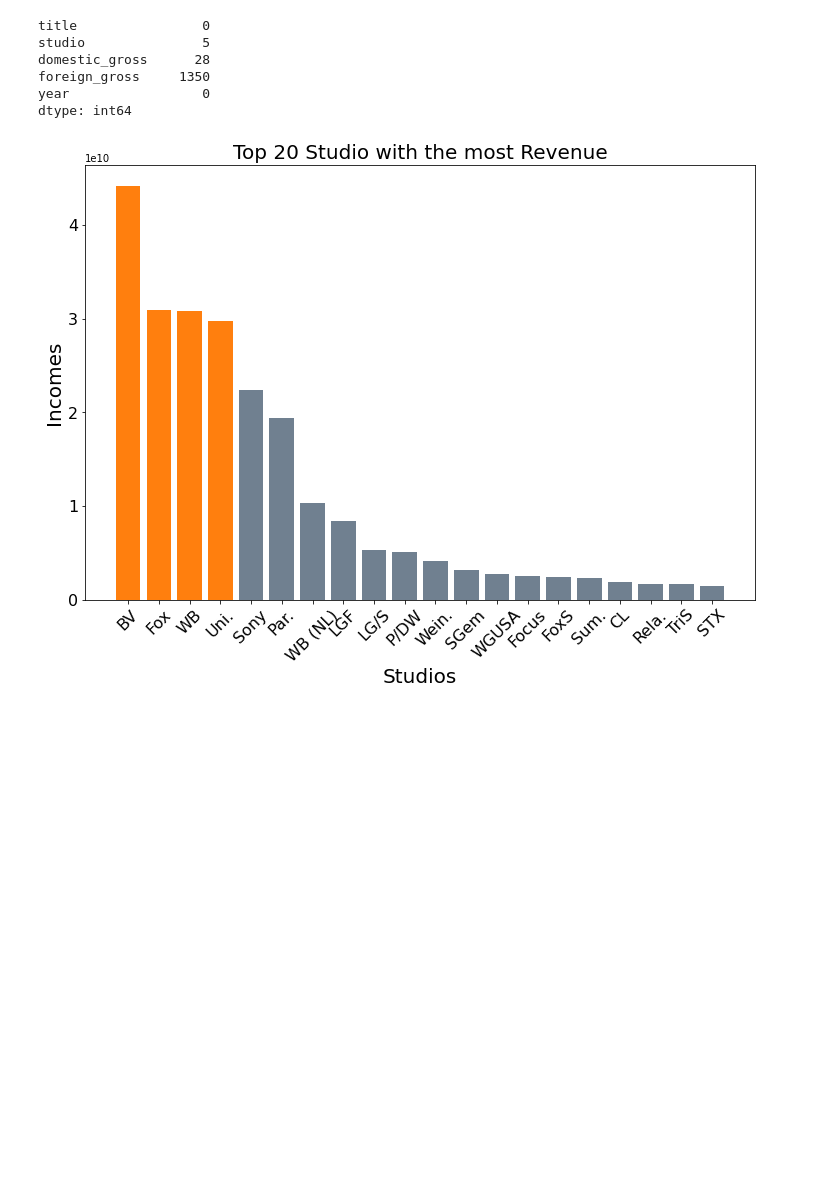
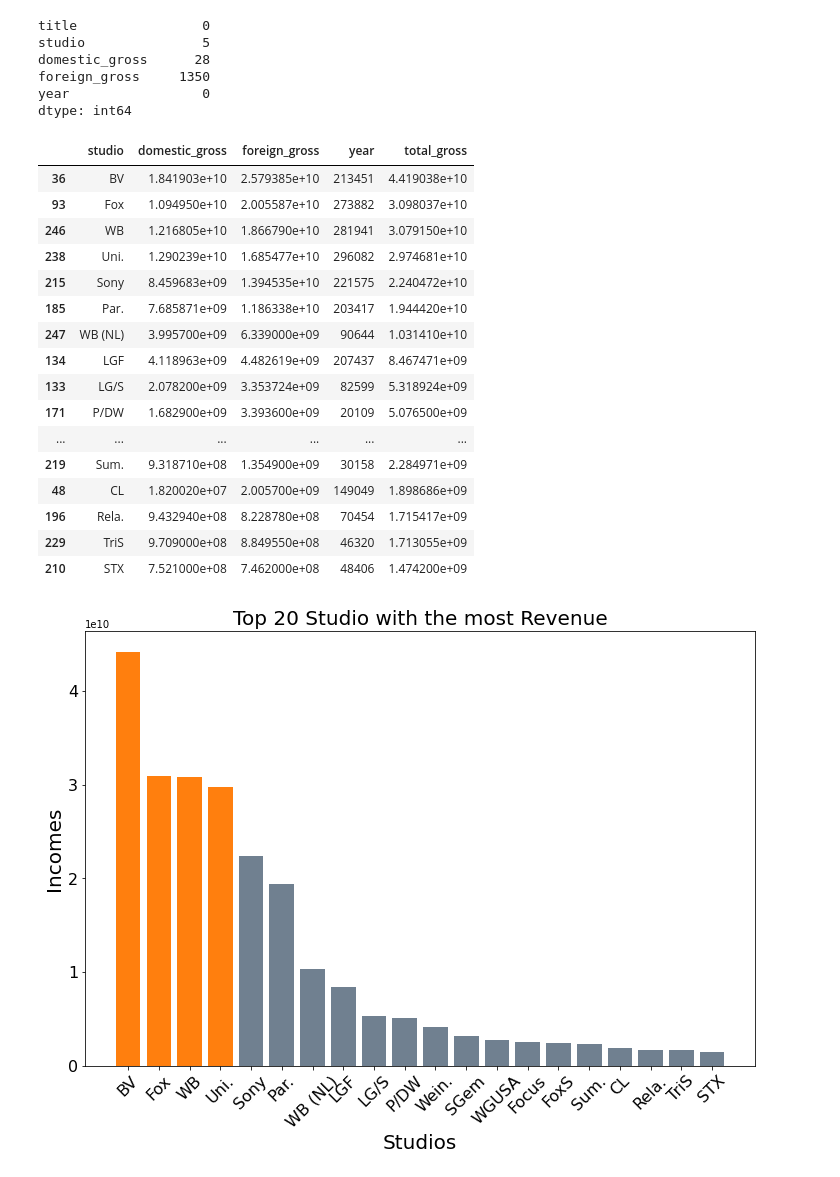
Before and after one commit to artificial126/dsc-phase-1-project, a Jupyter notebook: student.ipynb, the cells around one changed output. Drawn from its saved outputs; the diff is of its cells as text; code cells hidden in the pictures; blank space fills up the shorter version.

```diff
--- a/student.ipynb
+++ b/student.ipynb
@@ -192,6 +192,26 @@ grouped_studio.sort_values(by='total_gross',ascending=False,inplace=True)
 # %%
 #Creating variable for top 20 studios with most revenue.
 most_gross_20_studio = grouped_studio[:20]
+# %%
+most_gross_20_studio
+# %% [output]
+|  | studio | domestic_gross | foreign_gross | year | total_gross |
+| 36 | BV | 1.841903e+10 | 2.579385e+10 | 213451 | 4.419038e+10 |
+| 93 | Fox | 1.094950e+10 | 2.005587e+10 | 273882 | 3.098037e+10 |
+| 246 | WB | 1.216805e+10 | 1.866790e+10 | 281941 | 3.079150e+10 |
+| 238 | Uni. | 1.290239e+10 | 1.685477e+10 | 296082 | 2.974681e+10 |
+| 215 | Sony | 8.459683e+09 | 1.394535e+10 | 221575 | 2.240472e+10 |
+| 185 | Par. | 7.685871e+09 | 1.186338e+10 | 203417 | 1.944420e+10 |
+| 247 | WB (NL) | 3.995700e+09 | 6.339000e+09 | 90644 | 1.031410e+10 |
+| 134 | LGF | 4.118963e+09 | 4.482619e+09 | 207437 | 8.467471e+09 |
+| 133 | LG/S | 2.078200e+09 | 3.353724e+09 | 82599 | 5.318924e+09 |
+| 171 | P/DW | 1.682900e+09 | 3.393600e+09 | 20109 | 5.076500e+09 |
+| ... | ... | ... | ... | ... | ... |
+| 219 | Sum. | 9.318710e+08 | 1.354900e+09 | 30158 | 2.284971e+09 |
+| 48 | CL | 1.820020e+07 | 2.005700e+09 | 149049 | 1.898686e+09 |
+| 196 | Rela. | 9.432940e+08 | 8.228780e+08 | 70454 | 1.715417e+09 |
+| 229 | TriS | 9.709000e+08 | 8.849550e+08 | 46320 | 1.713055e+09 |
+| 210 | STX | 7.521000e+08 | 7.462000e+08 | 48406 | 1.474200e+09 |
 # %%
 #Creating for loop to highlight first three value of graph.
 colors=[]
```
Also changed, not shown: parts of 1 cell of this notebook, 12 other files.
